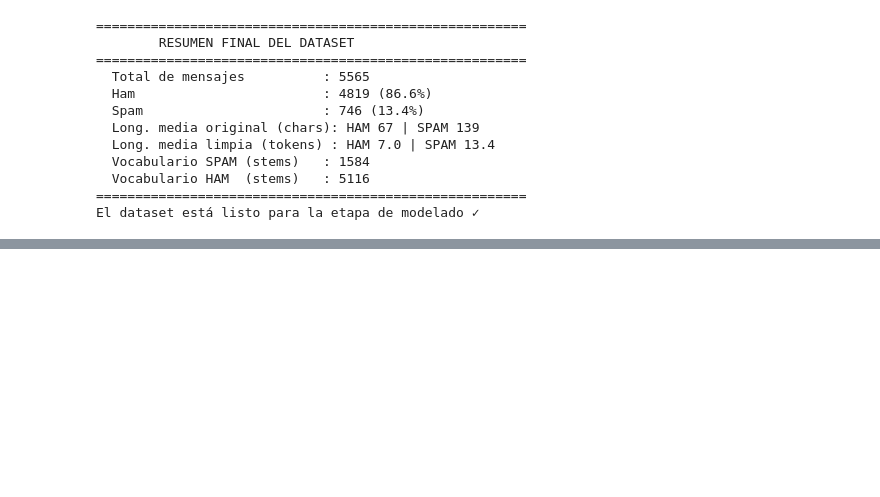
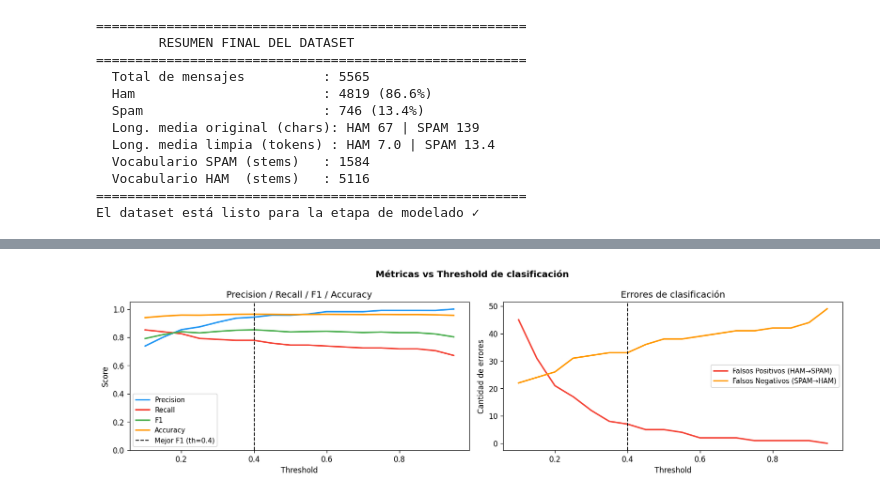
Before and after one commit to AscencioSIUU/ia-uvg, a Jupyter notebook: lab6&project/laboratorio_spam_ham.ipynb, the cells around one changed output, grey strips where cells are left out. Cells and saved outputs as stored; diff of their text form; code cells hidden in the pictures; blank space fills up the shorter version.

```diff
--- a/lab6&project/laboratorio_spam_ham.ipynb
+++ b/lab6&project/laboratorio_spam_ham.ipynb
@@ -563,0 +601,7 @@ El dataset está listo para la etapa de modelado ✓
+# %%
+# --- Paso 1: Probabilidades a priori ---
+p_spam = (train_df['Label'] == 'spam').mean()   # P(S)
+p_ham  = (train_df['Label'] == 'ham').mean()    # P(H)
+
+print(f'P(SPAM) = {p_spam:.4f}  ({p_spam*100:.2f}%)')
+print(f'P(HAM)  = {p_ham:.4f}  ({p_ham*100:.2f}%)')
@@ -563,0 +850,31 @@ El dataset está listo para la etapa de modelado ✓
+# %%
+# --- Gráfica: métricas vs threshold ---
+fig, axes = plt.subplots(1, 2, figsize=(14, 4))
+fig.suptitle('Métricas vs Threshold de clasificación', fontweight='bold')
+
+for metric, color in [('precision','#2196F3'), ('recall','#F44336'), ('f1','#4CAF50'), ('accuracy','#FF9800')]:
+    axes[0].plot(th_df['threshold'], th_df[metric], label=metric.capitalize(),
+                 color=color, linewidth=2)
+axes[0].axvline(best_row['threshold'], color='black', linestyle='--', linewidth=1.2,
+                label=f'Mejor F1 (th={best_row["threshold"]})')
+axes[0].set_xlabel('Threshold')
+axes[0].set_ylabel('Score')
+axes[0].set_title('Precision / Recall / F1 / Accuracy')
+axes[0].legend(fontsize=9)
+axes[0].set_ylim(0, 1.05)
+
+# Falsos positivos y negativos
+axes[1].plot(th_df['threshold'], th_df['FP'], label='Falsos Positivos (HAM→SPAM)',
+             color='#F44336', linewidth=2)
+axes[1].plot(th_df['threshold'], th_df['FN'], label='Falsos Negativos (SPAM→HAM)',
+             color='#FF9800', linewidth=2)
+axes[1].axvline(best_row['threshold'], color='black', linestyle='--', linewidth=1.2)
+axes[1].set_xlabel('Threshold')
+axes[1].set_ylabel('Cantidad de errores')
+axes[1].set_title('Errores de clasificación')
+axes[1].legend(fontsize=9)
+
+plt.tight_layout()
+plt.show()
+# %% [output]
+[figure, added]
```
Also changed, not shown: parts of 20 cells of this notebook, 3 other files.
